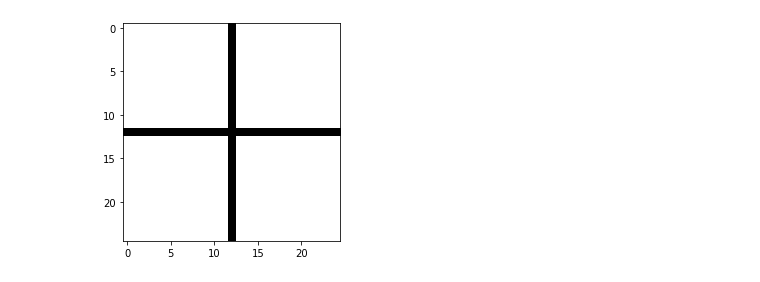
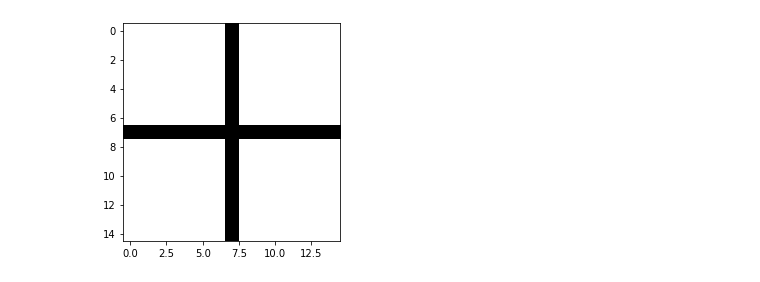
Before and after one commit to fhtanaka/automata_gp, a Jupyter notebook: cgp_automata.ipynb, the cells around one changed output. Drawn from its saved outputs; the diff is of its cells as text; code cells hidden in the pictures.

```diff
--- a/cgp_automata.ipynb
+++ b/cgp_automata.ipynb
@@ -22,16 +22,16 @@ GEN_CHAMPIONS = 4
 FITNESS_GOAL = 0
 # %%
-img_size = 25
+img_size = 15
 # TARGET_IMG = column_img(img_size)
 TARGET_IMG = plus_img(img_size)
 # TARGET_IMG = degrade_img(img_size)
 # TARGET_IMG = one_color_img(img_size, 0)
 # TARGET_IMG = x_img(img_size)
 # TARGET_IMG = diagonal_img(img_size)
 # TARGET_IMG = load_emoji(command_line_args.img)
 print_img(TARGET_IMG)
 # %% [output]
-[figure, old version]
+[figure, new version]
 # %%
 input_size = (VISION+2)**2
 if APPLY_SOBEL_FILTER:
```
Also changed, not shown: parts of 19 cells of this notebook, 6 other files.
